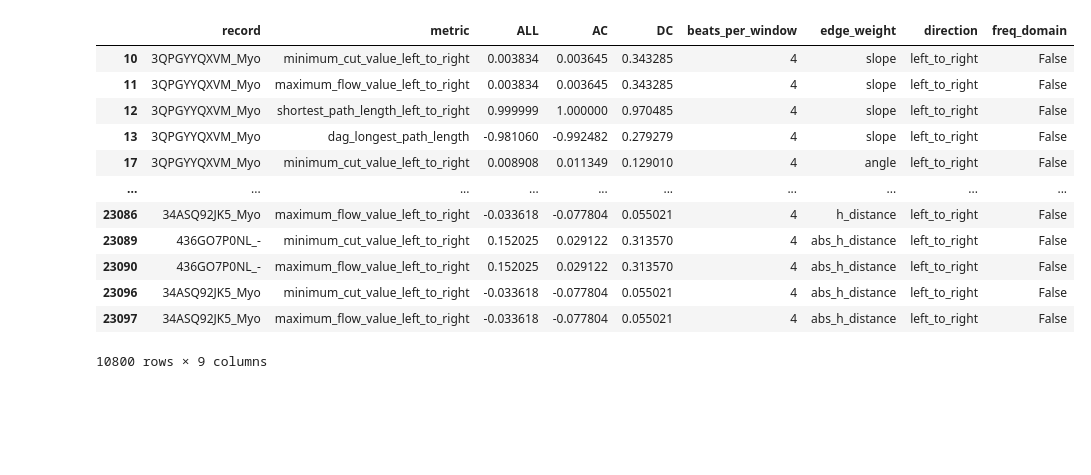
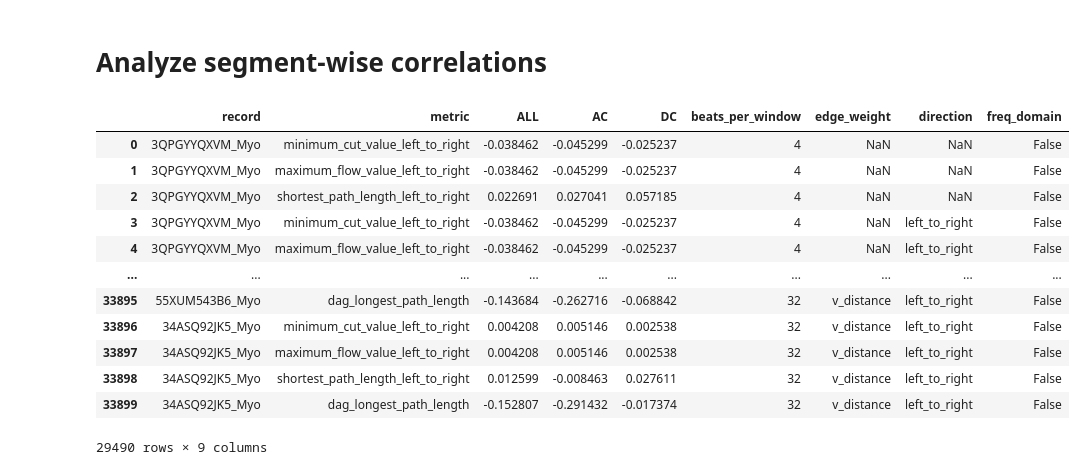
Before and after one commit to JonasEmrich/vg_metrics, a Jupyter notebook: vg_graph_metrics/analyze_correlations.ipynb, the cells around one changed output. Cells and saved outputs as stored; diff of their text form; code cells hidden in the pictures; blank space fills up the shorter version.

```diff
--- a/vg_graph_metrics/analyze_correlations.ipynb
+++ b/vg_graph_metrics/analyze_correlations.ipynb
@@ -3,32 +3,34 @@ import numpy as np
 import pandas as pd
 import matplotlib.pyplot as plt
 import seaborn as sns
+# %% [markdown]
+# Analyze segment-wise correlations
 # %%
 # load data
 # ALL: correlation of all segments (acceleration or decceleration capacity) with the corresponding segments of the vg metric
 # AC: correlating only acceleration capacity
 # DC: correlating only decceleration capacity
 
 path = "/home/jemrich/vg_graph_metrics/correlation_segmentwise.csv"
 df = pd.read_csv(path)
 # remove nan
-df = df.dropna(axis=0, how='any')
+df = df.dropna(axis=0, how='any', subset=["ALL", "AC", "DC"])
 df = df.drop_duplicates()
 df
 # %% [output]
 |  | record | metric | ALL | AC | DC | beats_per_window | edge_weight | direction | freq_domain |
-| 10 | 3QPGYYQXVM_Myo | minimum_cut_value_left_to_right | 0.003834 | 0.003645 | 0.343285 | 4 | slope | left_to_right | False |
-| 11 | 3QPGYYQXVM_Myo | maximum_flow_value_left_to_right | 0.003834 | 0.003645 | 0.343285 | 4 | slope | left_to_right | False |
-| 12 | 3QPGYYQXVM_Myo | shortest_path_length_left_to_right | 0.999999 | 1.000000 | 0.970485 | 4 | slope | left_to_right | False |
-| 13 | 3QPGYYQXVM_Myo | dag_longest_path_length | -0.981060 | -0.992482 | 0.279279 | 4 | slope | left_to_right | False |
-| 17 | 3QPGYYQXVM_Myo | minimum_cut_value_left_to_right | 0.008908 | 0.011349 | 0.129010 | 4 | angle | left_to_right | False |
+| 0 | 3QPGYYQXVM_Myo | minimum_cut_value_left_to_right | -0.038462 | -0.045299 | -0.025237 | 4 | NaN | NaN | False |
+| 1 | 3QPGYYQXVM_Myo | maximum_flow_value_left_to_right | -0.038462 | -0.045299 | -0.025237 | 4 | NaN | NaN | False |
+| 2 | 3QPGYYQXVM_Myo | shortest_path_length_left_to_right | 0.022691 | 0.027041 | 0.057185 | 4 | NaN | NaN | False |
+| 3 | 3QPGYYQXVM_Myo | minimum_cut_value_left_to_right | -0.038462 | -0.045299 | -0.025237 | 4 | NaN | left_to_right | False |
+| 4 | 3QPGYYQXVM_Myo | maximum_flow_value_left_to_right | -0.038462 | -0.045299 | -0.025237 | 4 | NaN | left_to_right | False |
 | ... | ... | ... | ... | ... | ... | ... | ... | ... | ... |
-| 23086 | 34ASQ92JK5_Myo | maximum_flow_value_left_to_right | -0.033618 | -0.077804 | 0.055021 | 4 | h_distance | left_to_right | False |
-| 23089 | 436GO7P0NL_- | minimum_cut_value_left_to_right | 0.152025 | 0.029122 | 0.313570 | 4 | abs_h_distance | left_to_right | False |
-| 23090 | 436GO7P0NL_- | maximum_flow_value_left_to_right | 0.152025 | 0.029122 | 0.313570 | 4 | abs_h_distance | left_to_right | False |
-| 23096 | 34ASQ92JK5_Myo | minimum_cut_value_left_to_right | -0.033618 | -0.077804 | 0.055021 | 4 | abs_h_distance | left_to_right | False |
-| 23097 | 34ASQ92JK5_Myo | maximum_flow_value_left_to_right | -0.033618 | -0.077804 | 0.055021 | 4 | abs_h_distance | left_to_right | False |
+| 33895 | 55XUM543B6_Myo | dag_longest_path_length | -0.143684 | -0.262716 | -0.068842 | 32 | v_distance | left_to_right | False |
+| 33896 | 34ASQ92JK5_Myo | minimum_cut_value_left_to_right | 0.004208 | 0.005146 | 0.002538 | 32 | v_distance | left_to_right | False |
+| 33897 | 34ASQ92JK5_Myo | maximum_flow_value_left_to_right | 0.004208 | 0.005146 | 0.002538 | 32 | v_distance | left_to_right | False |
+| 33898 | 34ASQ92JK5_Myo | shortest_path_length_left_to_right | 0.012599 | -0.008463 | 0.027611 | 32 | v_distance | left_to_right | False |
+| 33899 | 34ASQ92JK5_Myo | dag_longest_path_length | -0.152807 | -0.291432 | -0.017374 | 32 | v_distance | left_to_right | False |
-10800 rows × 9 columns
+29490 rows × 9 columns
 # %%
 # create column with largest correlation
 df['max'] = df[['ALL', 'AC', 'DC']].abs().max(axis=1)
```
Also changed, not shown: parts of 11 cells of this notebook.
